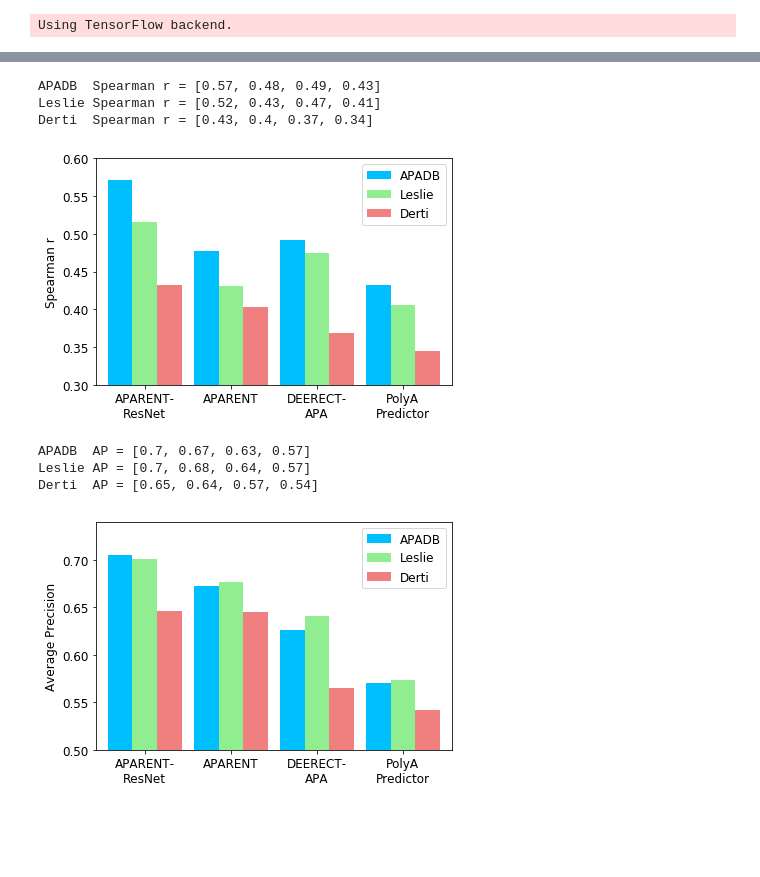
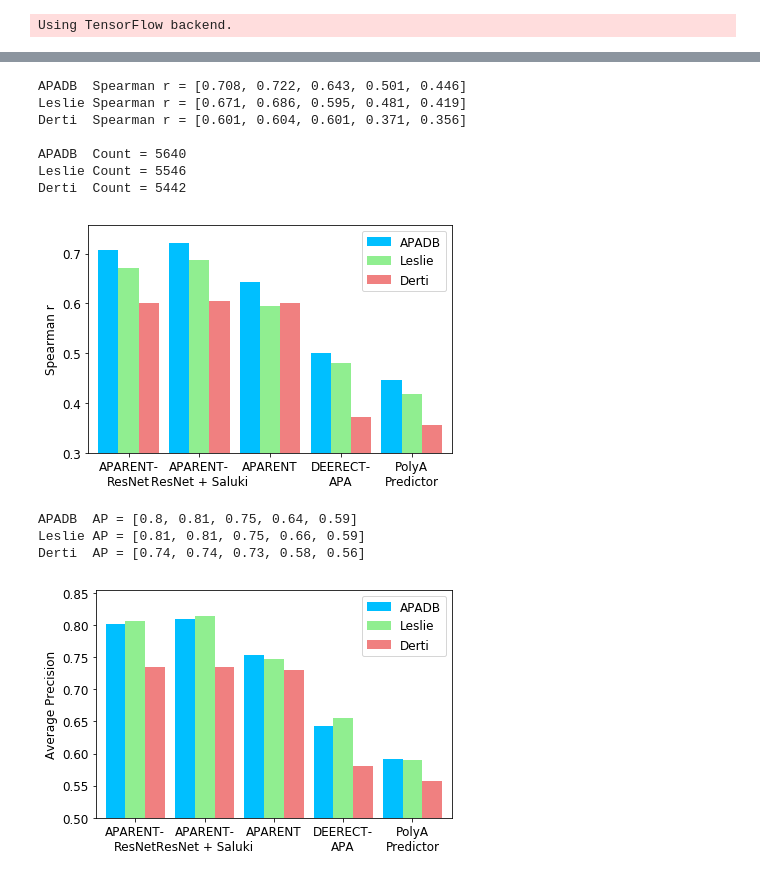
Before and after one commit to johli/aparent-resnet, a Jupyter notebook: analysis/multi_apa/eval_native_apa_multi_apadb.ipynb, the cells around one changed output, grey strips where cells are left out. Cells and saved outputs as stored; diff of their text form; code cells hidden in the pictures; blank space fills up the shorter version.

Commit message:
Updated native APA modeling scripts with Saluki scores + LSTM-based regression layer.

```diff
--- a/analysis/multi_apa/eval_native_apa_multi_apadb.ipynb
+++ b/analysis/multi_apa/eval_native_apa_multi_apadb.ipynb
@@ -329,8 +419,13 @@ model_aps_derti = np.load("native_apa_multi_derti_aps.npy")
 # %%
 
-print("APADB  Spearman r = " + str(np.round(model_spearman_rs_apadb, 2).tolist()))
-print("Leslie Spearman r = " + str(np.round(model_spearman_rs_leslie, 2).tolist()))
-print("Derti  Spearman r = " + str(np.round(model_spearman_rs_derti, 2).tolist()))
+print("APADB  Spearman r = " + str(np.round(model_spearman_rs_apadb, 3).tolist()))
+print("Leslie Spearman r = " + str(np.round(model_spearman_rs_leslie, 3).tolist()))
+print("Derti  Spearman r = " + str(np.round(model_spearman_rs_derti, 3).tolist()))
+print("")
+
+print("APADB  Count = " + str(model_y_dist_apadb.shape[0]))
+print("Leslie Count = " + str(model_y_dist_leslie.shape[0]))
+print("Derti  Count = " + str(model_y_dist_derti.shape[0]))
 
 f = plt.figure(figsize=(6, 4))
 
@@ -338,10 +433,10 @@ plt.bar(np.arange(model_spearman_rs_apadb.shape[0]) * 3.5, model_spearman_rs_apa
 plt.bar(np.arange(model_spearman_rs_leslie.shape[0]) * 3.5 + 1, model_spearman_rs_leslie, width=1., edgecolor='black', color='lightgreen', linewidth=0, label='Leslie')
 plt.bar(np.arange(model_spearman_rs_derti.shape[0]) * 3.5 + 2, model_spearman_rs_derti, width=1., edgecolor='black', color='lightcoral', linewidth=0, label='Derti')
 
-plt.xlim(-1.0, 13.5)
+plt.xlim(-1.0, 17)
 plt.ylim(0.3)
 
-plt.xticks([1, 4.5, 8, 11.5], ['APARENT-\nResNet', 'APARENT', 'DEERECT-\nAPA', 'PolyA\nPredictor'], fontsize=12)
+plt.xticks([1, 4.5, 8, 11.5, 15], ['APARENT-\nResNet', 'APARENT-\nResNet + Saluki', 'APARENT', 'DEERECT-\nAPA', 'PolyA\nPredictor'], fontsize=12)
 plt.yticks(fontsize=12)
 
 plt.ylabel('Spearman r', fontsize=12)
@@ -350,44 +445,48 @@ plt.legend(fontsize=12)
 
 plt.tight_layout()
 
-plt.savefig("native_apa_multi_eval_bars_spearman_r.png", transparent=True, dpi=300)
-plt.savefig("native_apa_multi_eval_bars_spearman_r.eps")
+plt.savefig("native_apa_multi_w_saluki_cv_20_eval_bars_spearman_r.png", transparent=True, dpi=300)
+plt.savefig("native_apa_multi_w_saluki_cv_20_eval_bars_spearman_r.eps")
 
 plt.show()
 
 
 print("APADB  AP = " + str(np.round(model_aps_apadb, 2).tolist()))
 print("Leslie AP = " + str(np.round(model_aps_leslie, 2).tolist()))
 print("Derti  AP = " + str(np.round(model_aps_derti, 2).tolist()))
 
 f = plt.figure(figsize=(6, 4))
 
 plt.bar(np.arange(model_aps_apadb.shape[0]) * 3.5, model_aps_apadb, width=1., edgecolor='black', color='deepskyblue', linewidth=0, label='APADB')
 plt.bar(np.arange(model_aps_leslie.shape[0]) * 3.5 + 1, model_aps_leslie, width=1., edgecolor='black', color='lightgreen', linewidth=0, label='Leslie')
 plt.bar(np.arange(model_aps_derti.shape[0]) * 3.5 + 2, model_aps_derti, width=1., edgecolor='black', color='lightcoral', linewidth=0, label='Derti')
 
-plt.xlim(-1.0, 13.5)
+plt.xlim(-1.0, 17)
 plt.ylim(0.5)
 
-plt.xticks([1, 4.5, 8, 11.5], ['APARENT-\nResNet', 'APARENT', 'DEERECT-\nAPA', 'PolyA\nPredictor'], fontsize=12)
+plt.xticks([1, 4.5, 8, 11.5, 15], ['APARENT-\nResNet', 'APARENT-\nResNet + Saluki', 'APARENT', 'DEERECT-\nAPA', 'PolyA\nPredictor'], fontsize=12)
 plt.yticks(fontsize=12)
 
 plt.ylabel('Average Precision', fontsize=12)
 
 plt.legend(fontsize=12)
 
 plt.tight_layout()
 
-plt.savefig("native_apa_multi_eval_bars_ap.png", transparent=True, dpi=300)
-plt.savefig("native_apa_multi_eval_bars_ap.eps")
+plt.savefig("native_apa_multi_w_saluki_cv_20_eval_bars_ap.png", transparent=True, dpi=300)
+plt.savefig("native_apa_multi_w_saluki_cv_20_eval_bars_ap.eps")
 
 plt.show()
 # %% [output]
-APADB  Spearman r = [0.57, 0.48, 0.49, 0.43]
-Leslie Spearman r = [0.52, 0.43, 0.47, 0.41]
-Derti  Spearman r = [0.43, 0.4, 0.37, 0.34]
+APADB  Spearman r = [0.708, 0.722, 0.643, 0.501, 0.446]
+Leslie Spearman r = [0.671, 0.686, 0.595, 0.481, 0.419]
+Derti  Spearman r = [0.601, 0.604, 0.601, 0.371, 0.356]
+
+APADB  Count = 5640
+Leslie Count = 5546
+Derti  Count = 5442
-[figure, old version]
+[figure, new version]
-APADB  AP = [0.7, 0.67, 0.63, 0.57]
-Leslie AP = [0.7, 0.68, 0.64, 0.57]
-Derti  AP = [0.65, 0.64, 0.57, 0.54]
+APADB  AP = [0.8, 0.81, 0.75, 0.64, 0.59]
+Leslie AP = [0.81, 0.81, 0.75, 0.66, 0.59]
+Derti  AP = [0.74, 0.74, 0.73, 0.58, 0.56]
-[figure, old version]
+[figure, new version]
```
Also changed, not shown: parts of 10 cells of this notebook, 21 other files.
